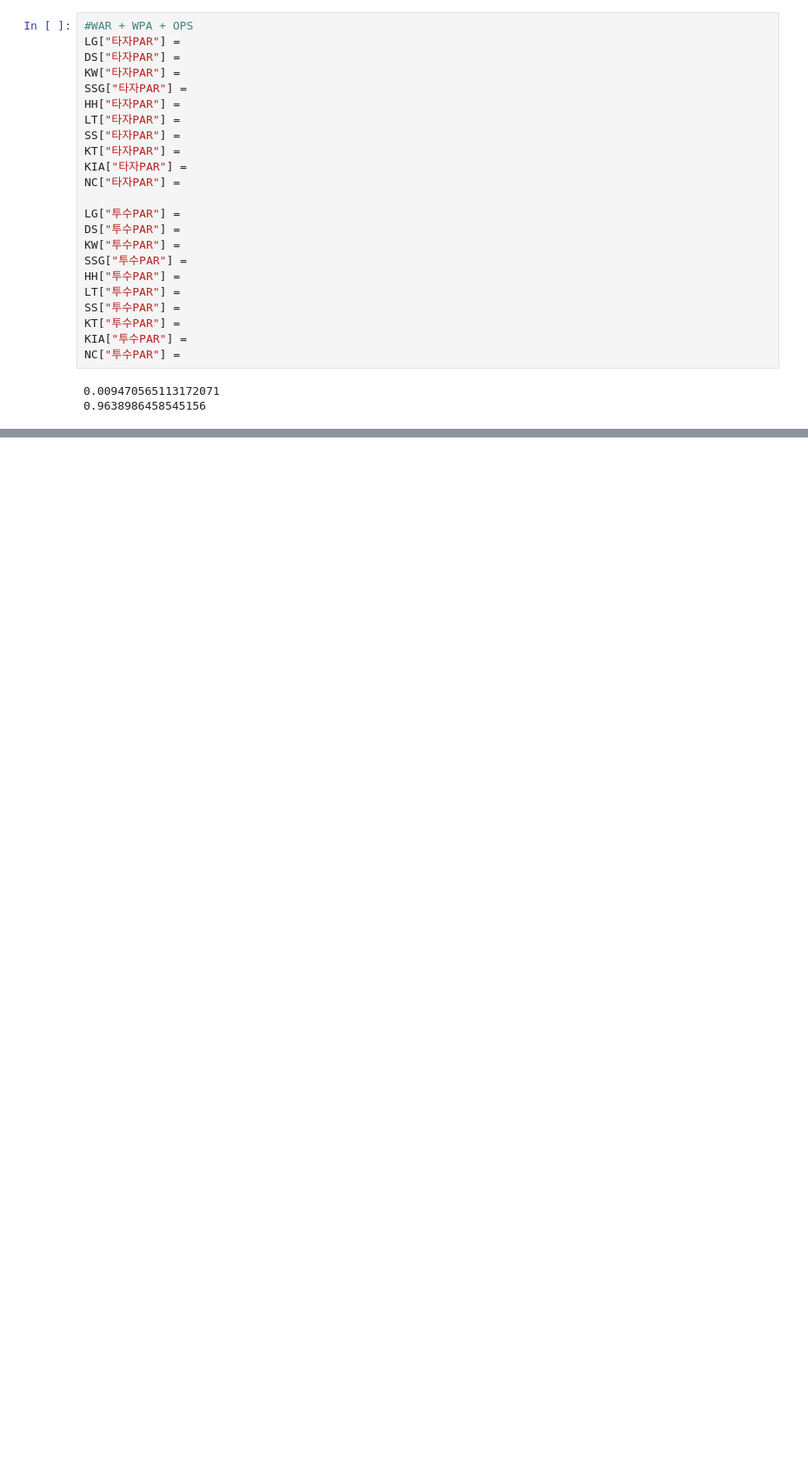
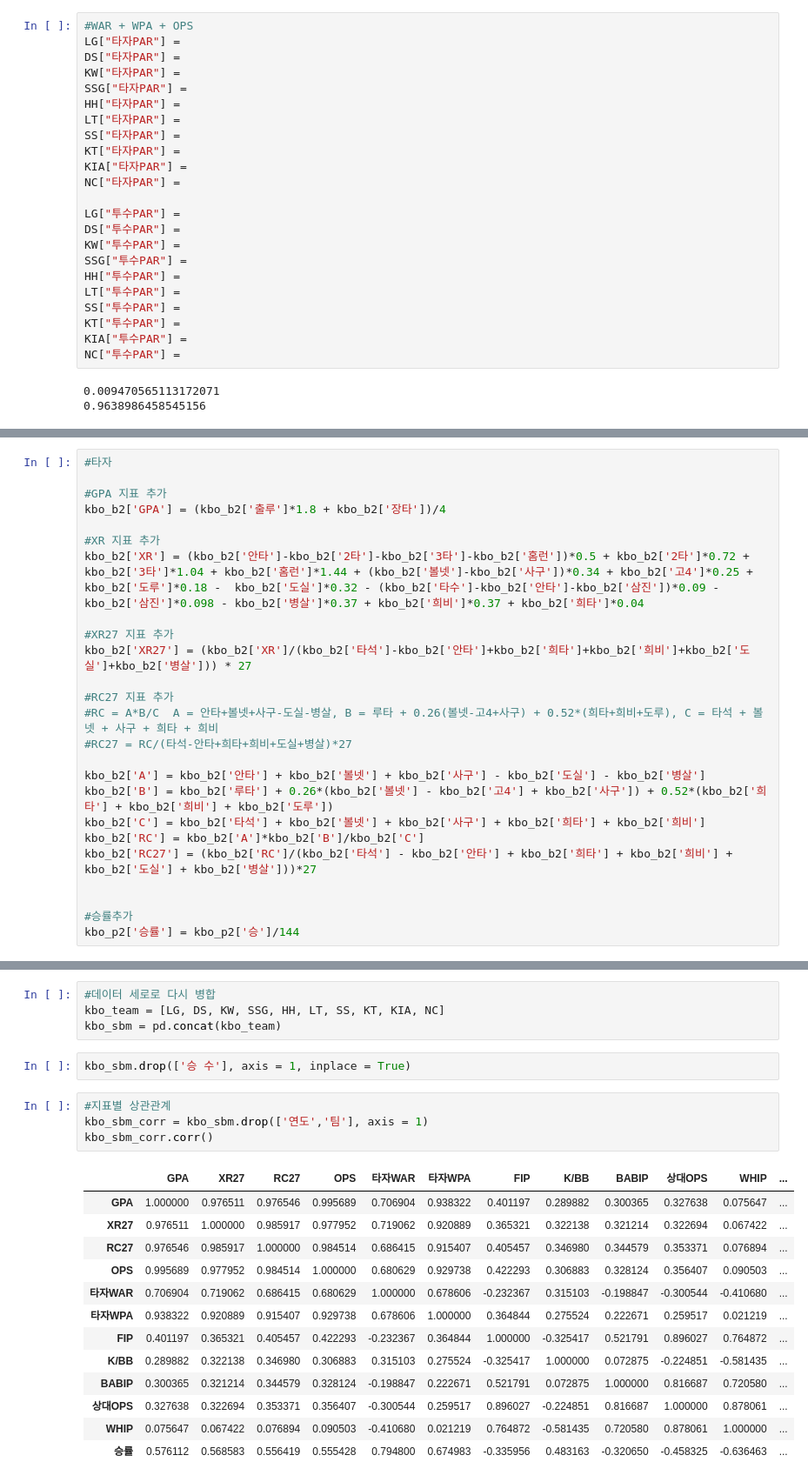
Before and after one commit to won4513/baseball, a Jupyter notebook: kbo/kbo.ipynb, the cells around one changed output, grey strips where cells are left out. Shown at 87% size. Cells and saved outputs as stored; diff of their text form; blank space fills up the shorter version.

```diff
--- a/kbo/kbo.ipynb
+++ b/kbo/kbo.ipynb
@@ -600,0 +639,25 @@ NC["투수PAR"] =
+# %%
+#타자
+
+#GPA 지표 추가
+kbo_b2['GPA'] = (kbo_b2['출루']*1.8 + kbo_b2['장타'])/4
+
+#XR 지표 추가
+kbo_b2['XR'] = (kbo_b2['안타']-kbo_b2['2타']-kbo_b2['3타']-kbo_b2['홈런'])*0.5 + kbo_b2['2타']*0.72 + kbo_b2['3타']*1.04 + kbo_b2['홈런']*1.44 + (kbo_b2['볼넷']-kbo_b2['사구'])*0.34 + kbo_b2['고4']*0.25 + kbo_b2['도루']*0.18 -  kbo_b2['도실']*0.32 - (kbo_b2['타수']-kbo_b2['안타']-kbo_b2['삼진'])*0.09 - kbo_b2['삼진']*0.098 - kbo_b2['병살']*0.37 + kbo_b2['희비']*0.37 + kbo_b2['희타']*0.04
+
+#XR27 지표 추가
+kbo_b2['XR27'] = (kbo_b2['XR']/(kbo_b2['타석']-kbo_b2['안타']+kbo_b2['희타']+kbo_b2['희비']+kbo_b2['도실']+kbo_b2['병살'])) * 27
+
+#RC27 지표 추가
+#RC = A*B/C  A = 안타+볼넷+사구-도실-병살, B = 루타 + 0.26(볼넷-고4+사구) + 0.52*(희타+희비+도루), C = 타석 + 볼넷 + 사구 + 희타 + 희비
+#RC27 = RC/(타석-안타+희타+희비+도실+병살)*27
+
+kbo_b2['A'] = kbo_b2['안타'] + kbo_b2['볼넷'] + kbo_b2['사구'] - kbo_b2['도실'] - kbo_b2['병살']
+kbo_b2['B'] = kbo_b2['루타'] + 0.26*(kbo_b2['볼넷'] - kbo_b2['고4'] + kbo_b2['사구']) + 0.52*(kbo_b2['희타'] + kbo_b2['희비'] + kbo_b2['도루'])
+kbo_b2['C'] = kbo_b2['타석'] + kbo_b2['볼넷'] + kbo_b2['사구'] + kbo_b2['희타'] + kbo_b2['희비']
+kbo_b2['RC'] = kbo_b2['A']*kbo_b2['B']/kbo_b2['C']
+kbo_b2['RC27'] = (kbo_b2['RC']/(kbo_b2['타석'] - kbo_b2['안타'] + kbo_b2['희타'] + kbo_b2['희비'] + kbo_b2['도실'] + kbo_b2['병살']))*27
+
+
+#승률추가
+kbo_p2['승률'] = kbo_p2['승']/144
@@ -600,0 +785,24 @@ NC["투수PAR"] =
+# %%
+#데이터 세로로 다시 병합
+kbo_team = [LG, DS, KW, SSG, HH, LT, SS, KT, KIA, NC]
+kbo_sbm = pd.concat(kbo_team)
+# %%
+kbo_sbm.drop(['승 수'], axis = 1, inplace = True)
+# %%
+#지표별 상관관계
+kbo_sbm_corr = kbo_sbm.drop(['연도','팀'], axis = 1)
+kbo_sbm_corr.corr()
+# %% [output]
+|  | GPA | XR27 | RC27 | OPS | 타자WAR | 타자WPA | FIP | K/BB | BABIP | 상대OPS | WHIP | ... |
+| GPA | 1.000000 | 0.976511 | 0.976546 | 0.995689 | 0.706904 | 0.938322 | 0.401197 | 0.289882 | 0.300365 | 0.327638 | 0.075647 | ... |
+| XR27 | 0.976511 | 1.000000 | 0.985917 | 0.977952 | 0.719062 | 0.920889 | 0.365321 | 0.322138 | 0.321214 | 0.322694 | 0.067422 | ... |
+| RC27 | 0.976546 | 0.985917 | 1.000000 | 0.984514 | 0.686415 | 0.915407 | 0.405457 | 0.346980 | 0.344579 | 0.353371 | 0.076894 | ... |
+| OPS | 0.995689 | 0.977952 | 0.984514 | 1.000000 | 0.680629 | 0.929738 | 0.422293 | 0.306883 | 0.328124 | 0.356407 | 0.090503 | ... |
+| 타자WAR | 0.706904 | 0.719062 | 0.686415 | 0.680629 | 1.000000 | 0.678606 | -0.232367 | 0.315103 | -0.198847 | -0.300544 | -0.410680 | ... |
+| 타자WPA | 0.938322 | 0.920889 | 0.915407 | 0.929738 | 0.678606 | 1.000000 | 0.364844 | 0.275524 | 0.222671 | 0.259517 | 0.021219 | ... |
+| FIP | 0.401197 | 0.365321 | 0.405457 | 0.422293 | -0.232367 | 0.364844 | 1.000000 | -0.325417 | 0.521791 | 0.896027 | 0.764872 | ... |
+| K/BB | 0.289882 | 0.322138 | 0.346980 | 0.306883 | 0.315103 | 0.275524 | -0.325417 | 1.000000 | 0.072875 | -0.224851 | -0.581435 | ... |
+| BABIP | 0.300365 | 0.321214 | 0.344579 | 0.328124 | -0.198847 | 0.222671 | 0.521791 | 0.072875 | 1.000000 | 0.816687 | 0.720580 | ... |
+| 상대OPS | 0.327638 | 0.322694 | 0.353371 | 0.356407 | -0.300544 | 0.259517 | 0.896027 | -0.224851 | 0.816687 | 1.000000 | 0.878061 | ... |
+| WHIP | 0.075647 | 0.067422 | 0.076894 | 0.090503 | -0.410680 | 0.021219 | 0.764872 | -0.581435 | 0.720580 | 0.878061 | 1.000000 | ... |
+| 승률 | 0.576112 | 0.568583 | 0.556419 | 0.555428 | 0.794800 | 0.674983 | -0.335956 | 0.483163 | -0.320650 | -0.458325 | -0.636463 | ... |
```
Also changed, not shown: parts of 46 cells of this notebook, 3 other files.
